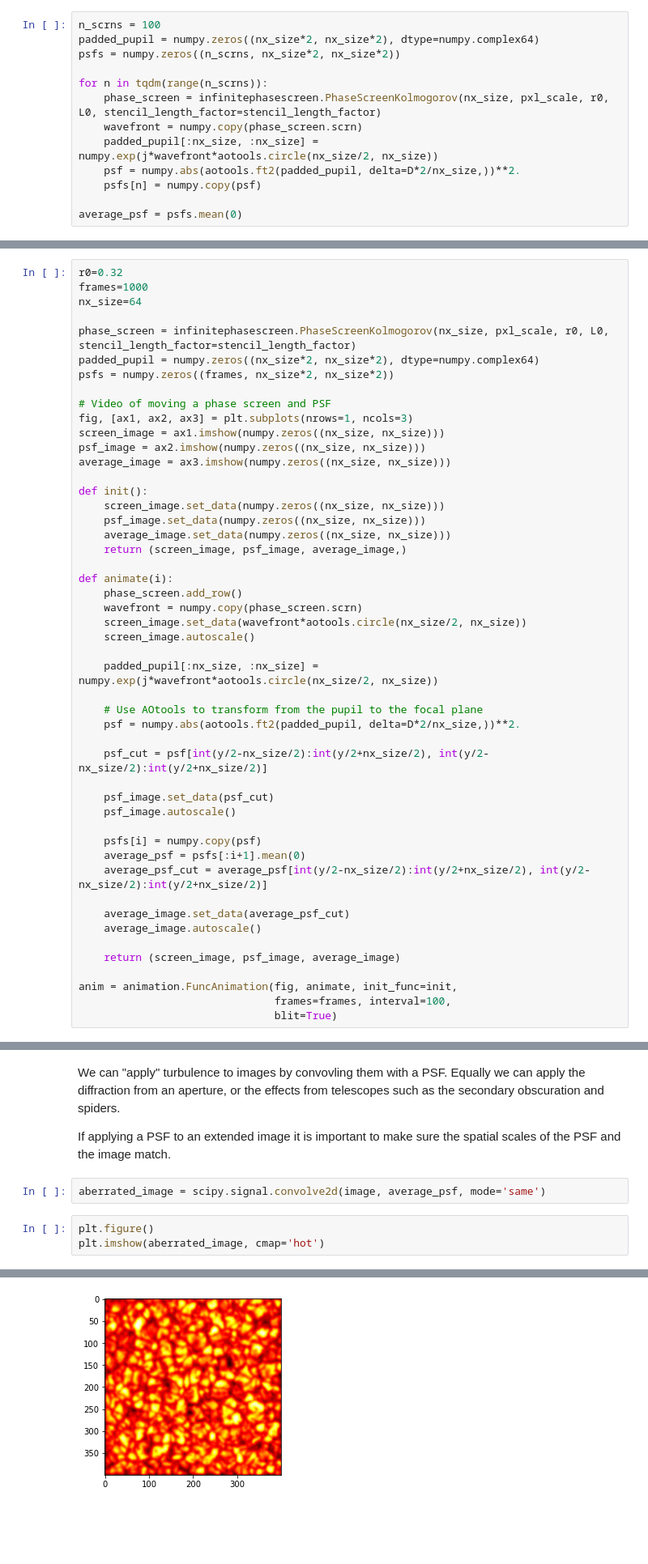
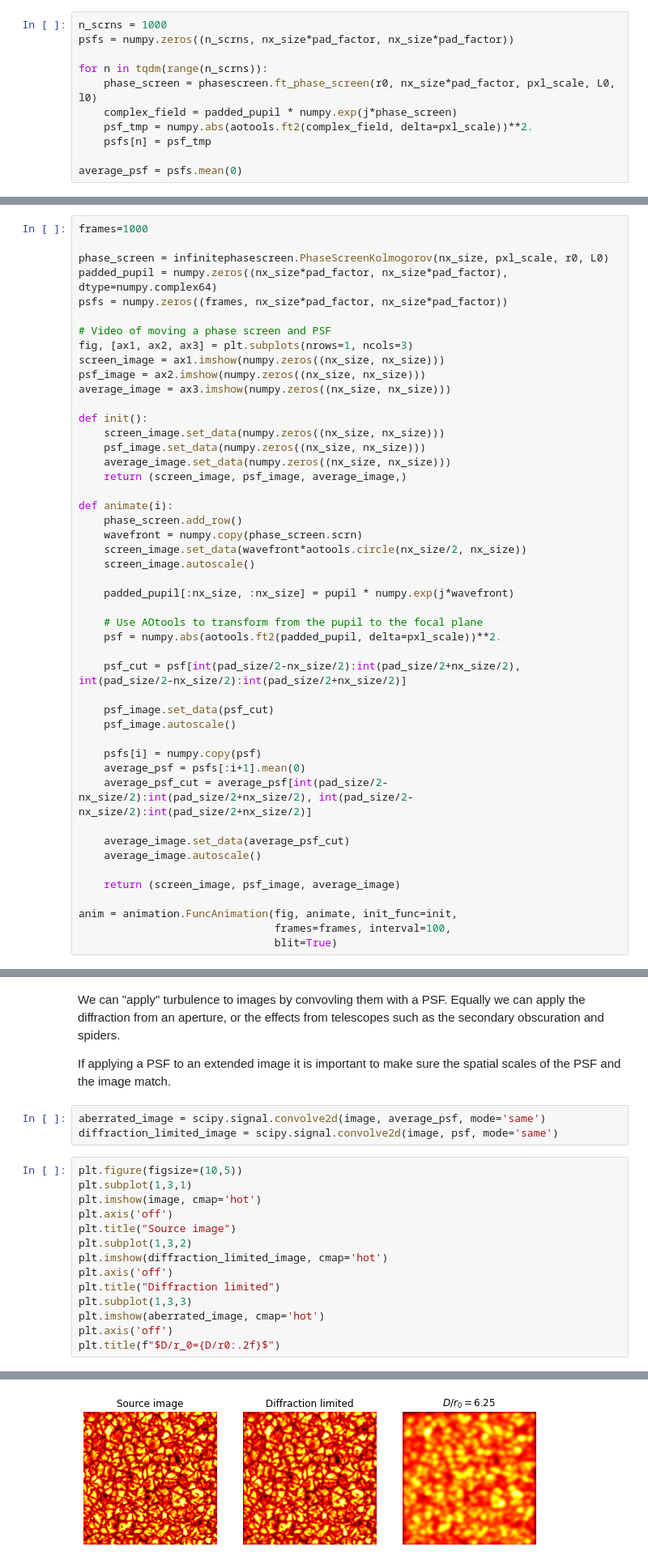
Before and after one commit to AOtools/aotools_tests, a Jupyter notebook: workshop/3_imaging.ipynb, the cells around one changed output, grey strips where cells are left out. Shown at 81% size. Drawn from its saved outputs; the diff is of its cells as text; blank space fills up the shorter version.

```diff
--- a/workshop/3_imaging.ipynb
+++ b/workshop/3_imaging.ipynb
@@ -146,16 +160,14 @@ cbar.set_label('Intensity (arbitrary units)', labelpad=8)
 # %% [markdown]
 This is an instantanious snapshot of the turbulence, so generates and instantanious PSF. This is not the averaged PSF which a traditional "slow" camera would see. In order to generate this from simulation we would need to average many instances of turbulence.
 # %%
-n_scrns = 100
-padded_pupil = numpy.zeros((nx_size*2, nx_size*2), dtype=numpy.complex64)
-psfs = numpy.zeros((n_scrns, nx_size*2, nx_size*2))
+n_scrns = 1000
+psfs = numpy.zeros((n_scrns, nx_size*pad_factor, nx_size*pad_factor))
 
 for n in tqdm(range(n_scrns)):
-    phase_screen = infinitephasescreen.PhaseScreenKolmogorov(nx_size, pxl_scale, r0, L0, stencil_length_factor=stencil_length_factor)
-    wavefront = numpy.copy(phase_screen.scrn)
-    padded_pupil[:nx_size, :nx_size] = numpy.exp(j*wavefront*aotools.circle(nx_size/2, nx_size))
-    psf = numpy.abs(aotools.ft2(padded_pupil, delta=D*2/nx_size,))**2.
-    psfs[n] = numpy.copy(psf)
+    phase_screen = phasescreen.ft_phase_screen(r0, nx_size*pad_factor, pxl_scale, L0, l0)
+    complex_field = padded_pupil * numpy.exp(j*phase_screen)
+    psf_tmp = numpy.abs(aotools.ft2(complex_field, delta=pxl_scale))**2.
+    psfs[n] = psf_tmp
 
 average_psf = psfs.mean(0)
 # %%
@@ -173,13 +205,11 @@ cbar.set_label('Intensity (arbitrary units)', labelpad=8)
 # %% [markdown]
 We can also see how a PSF evolves as a phase screen evolves, similarly to how we saw the phase screen evolve previously.
 # %%
-r0=0.32
 frames=1000
-nx_size=64
 
-phase_screen = infinitephasescreen.PhaseScreenKolmogorov(nx_size, pxl_scale, r0, L0, stencil_length_factor=stencil_length_factor)
-padded_pupil = numpy.zeros((nx_size*2, nx_size*2), dtype=numpy.complex64)
-psfs = numpy.zeros((frames, nx_size*2, nx_size*2))
+phase_screen = infinitephasescreen.PhaseScreenKolmogorov(nx_size, pxl_scale, r0, L0)
+padded_pupil = numpy.zeros((nx_size*pad_factor, nx_size*pad_factor), dtype=numpy.complex64)
+psfs = numpy.zeros((frames, nx_size*pad_factor, nx_size*pad_factor))
 
 # Video of moving a phase screen and PSF
 fig, [ax1, ax2, ax3] = plt.subplots(nrows=1, ncols=3)
@@ -199,19 +229,19 @@ def animate(i):
     screen_image.set_data(wavefront*aotools.circle(nx_size/2, nx_size))
     screen_image.autoscale()
 
-    padded_pupil[:nx_size, :nx_size] = numpy.exp(j*wavefront*aotools.circle(nx_size/2, nx_size))
+    padded_pupil[:nx_size, :nx_size] = pupil * numpy.exp(j*wavefront)
 
     # Use AOtools to transform from the pupil to the focal plane
-    psf = numpy.abs(aotools.ft2(padded_pupil, delta=D*2/nx_size,))**2.
+    psf = numpy.abs(aotools.ft2(padded_pupil, delta=pxl_scale))**2.
 
-    psf_cut = psf[int(y/2-nx_size/2):int(y/2+nx_size/2), int(y/2-nx_size/2):int(y/2+nx_size/2)]
+    psf_cut = psf[int(pad_size/2-nx_size/2):int(pad_size/2+nx_size/2), int(pad_size/2-nx_size/2):int(pad_size/2+nx_size/2)]
 
     psf_image.set_data(psf_cut)
     psf_image.autoscale()
 
     psfs[i] = numpy.copy(psf)
     average_psf = psfs[:i+1].mean(0)
-    average_psf_cut = average_psf[int(y/2-nx_size/2):int(y/2+nx_size/2), int(y/2-nx_size/2):int(y/2+nx_size/2)]
+    average_psf_cut = average_psf[int(pad_size/2-nx_size/2):int(pad_size/2+nx_size/2), int(pad_size/2-nx_size/2):int(pad_size/2+nx_size/2)]
 
     average_image.set_data(average_psf_cut)
     average_image.autoscale()
@@ -247,7 +276,19 @@ We can "apply" turbulence to images by convovling them with a PSF. Equally we ca
 If applying a PSF to an extended image it is important to make sure the spatial scales of the PSF and the image match.
 # %%
 aberrated_image = scipy.signal.convolve2d(image, average_psf, mode='same')
+diffraction_limited_image = scipy.signal.convolve2d(image, psf, mode='same')
 # %%
-plt.figure()
+plt.figure(figsize=(10,5))
+plt.subplot(1,3,1)
+plt.imshow(image, cmap='hot')
+plt.axis('off')
+plt.title("Source image")
+plt.subplot(1,3,2)
+plt.imshow(diffraction_limited_image, cmap='hot')
+plt.axis('off')
+plt.title("Diffraction limited")
+plt.subplot(1,3,3)
 plt.imshow(aberrated_image, cmap='hot')
+plt.axis('off')
+plt.title(f"$D/r_0={D/r0:.2f}$")
 # %% [output]
@@ -255,2 +296,2 @@ plt.imshow(aberrated_image, cmap='hot')
-[figure, old version]
+[figure, new version]
 # %% [markdown]
```
Also changed, not shown: parts of 17 cells of this notebook, 5 other files.
